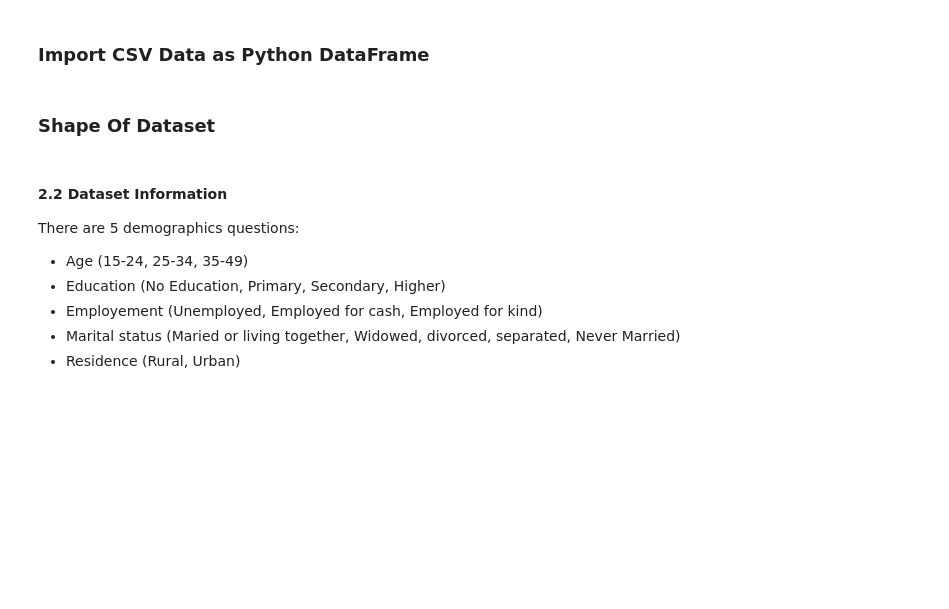
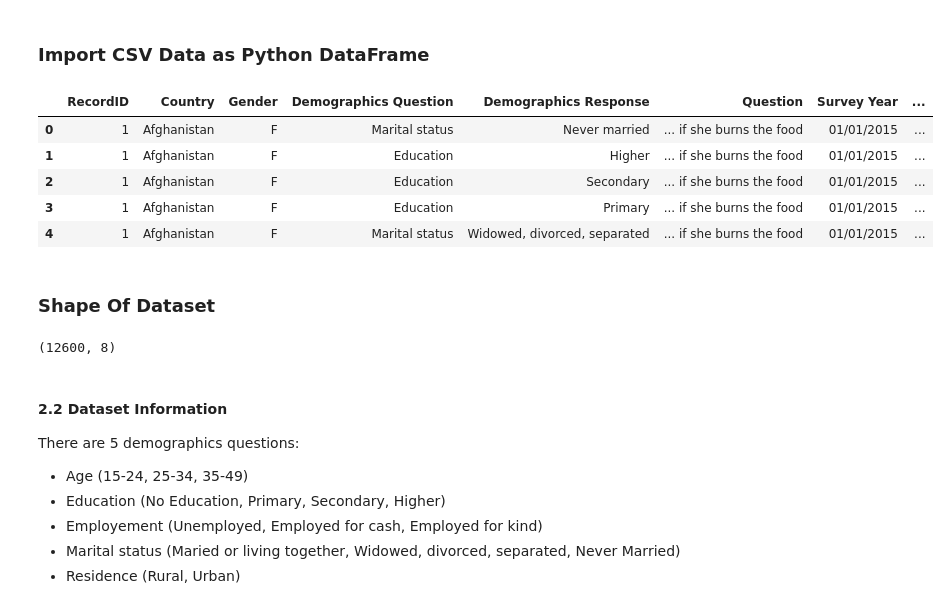
Before and after one commit to Alisha090706/ViolenceAgainstWomen, a Jupyter notebook: notebook/EDA.ipynb, the cells around one changed output. Cells and saved outputs as stored; diff of their text form; code cells hidden in the pictures; blank space fills up the shorter version.

```diff
--- a/notebook/EDA.ipynb
+++ b/notebook/EDA.ipynb
@@ -28,12 +28,21 @@ import seaborn as sns
 # %% [markdown]
 ### Import CSV Data as Python DataFrame
 # %%
-df=pd.read_csv("violence_data.csv")
+df=pd.read_csv("data/violence_data.csv")
 df.head()
+# %% [output]
+|  | RecordID | Country | Gender | Demographics Question | Demographics Response | Question | Survey Year | ... |
+| 0 | 1 | Afghanistan | F | Marital status | Never married | ... if she burns the food | 01/01/2015 | ... |
+| 1 | 1 | Afghanistan | F | Education | Higher | ... if she burns the food | 01/01/2015 | ... |
+| 2 | 1 | Afghanistan | F | Education | Secondary | ... if she burns the food | 01/01/2015 | ... |
+| 3 | 1 | Afghanistan | F | Education | Primary | ... if she burns the food | 01/01/2015 | ... |
+| 4 | 1 | Afghanistan | F | Marital status | Widowed, divorced, separated | ... if she burns the food | 01/01/2015 | ... |
 # %% [markdown]
 ### Shape Of Dataset
 # %%
 df.shape
+# %% [output]
+(12600, 8)
 # %% [markdown]
 #### 2.2 Dataset Information
 There are 5 demographics questions:
```
Also changed, not shown: parts of 20 cells of this notebook, 7 other files.
